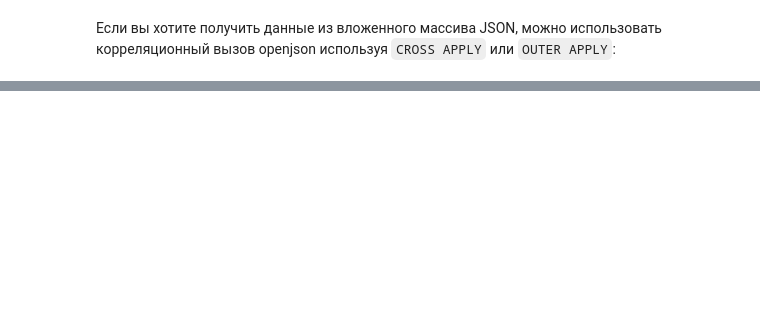
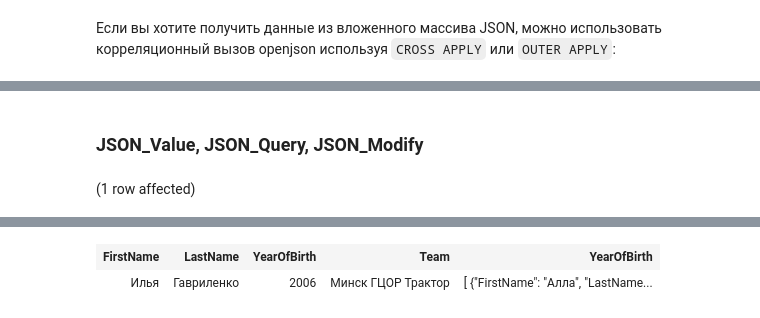
Before and after one commit to timoti1/T-SQL, a Jupyter notebook: SQL/DML - For XML, OpenXML, For JSON, OpenJSON.ipynb, the cells around one changed output, grey strips where cells are left out. Drawn from its saved outputs; the diff is of its cells as text; code cells hidden in the pictures; blank space fills up the shorter version.

```diff
--- a/SQL/DML - For XML, OpenXML, For JSON, OpenJSON.ipynb
+++ b/SQL/DML - For XML, OpenXML, For JSON, OpenJSON.ipynb
@@ -367,3 +372,32 @@ Total execution time: 00:00:00.0071696
 | FirstName | LastName | YearOfBirth | Gender | Category | ClubCity | ClubName | CoachFirstName | CoachLastName |
 | Илья | Гавриленко | 2006 | м | II | Минск | ГЦОР Трактор | Алла | Усенок |
 | Илья | Гавриленко | 2006 | м | II | Минск | ГЦОР Трактор | Виталий | Барташевич |
+# %% [markdown]
+### JSON_Value, JSON_Query, JSON_Modify
+# %%
+declare @json nvarchar(4000)
+set @json =	N'
+{
+    "FirstName": "Илья",
+    "LastName": "Гавриленко",
+    "YearOfBirth": 2006,
+    "Gender": "м",
+    "Club": {
+        "Name": "ГЦОР Трактор",
+        "City": "Минск"
+    },
+    "Category": "II",
+    "Coach": [
+        {"FirstName": "Алла", "LastName": "Усенок"},
+        {"FirstName": "Виталий", "LastName": "Барташевич"}
+    ]
+}
+'
+
+select FirstName   = json_value(@json, '$.FirstName'),
+       LastName    = json_value(@json, '$.LastName'),
+       YearOfBirth = json_value(@json, '$.YearOfBirth'),
+       Team        = json_value(@json, '$.Club.City') + ' ' + json_value(@json, '$.Club.Name'),
+       YearOfBirth = json_query(@json, '$.Coach')   --json_value не подходит
+# %% [output]
+(1 row affected)
@@ -369,0 +405,2 @@ Total execution time: 00:00:00.0071696
+| FirstName | LastName | YearOfBirth | Team | YearOfBirth |
+| Илья | Гавриленко | 2006 | Минск ГЦОР Трактор | [ {"FirstName": "Алла", "LastName... |
```
Also changed, not shown: parts of 3 cells of this notebook.
